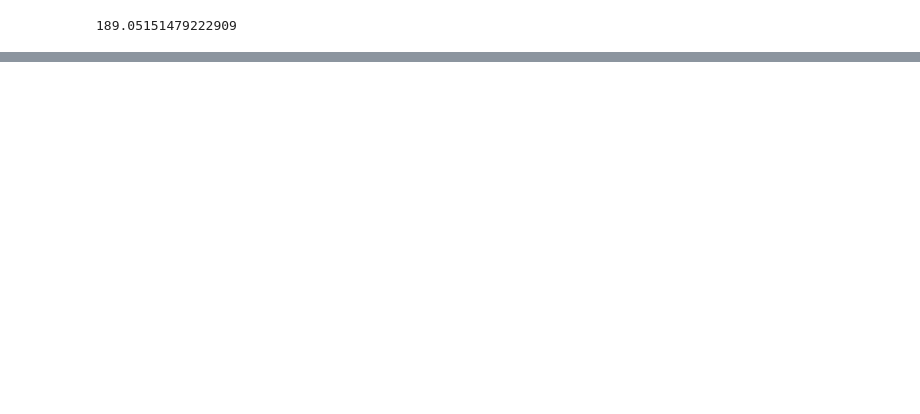
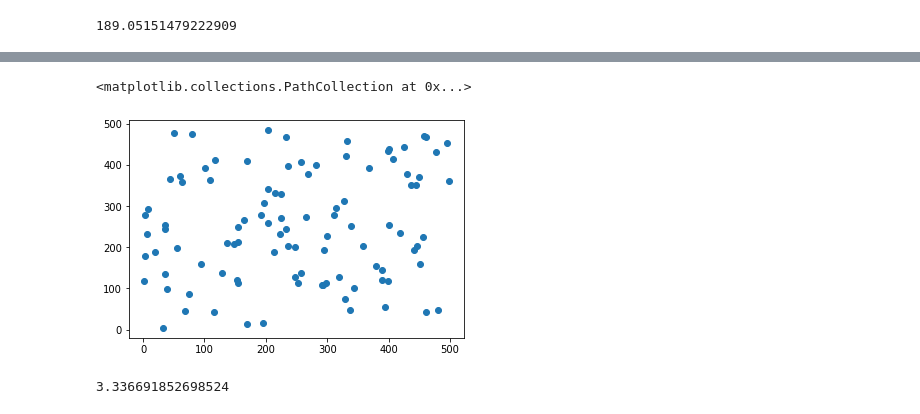
Before and after one commit to jozsarato/PyEyeSim, a Jupyter notebook: Notebooks/RDMDemo.ipynb, the cells around one changed output, grey strips where cells are left out. Cells and saved outputs as stored; diff of their text form; code cells hidden in the pictures; blank space fills up the shorter version.

```diff
--- a/Notebooks/RDMDemo.ipynb
+++ b/Notebooks/RDMDemo.ipynb
@@ -349,0 +453,12 @@ plt.scatter(eucSub2[:, 0], eucSub2[:, 1], c='red', label='S40')
+# %%
+
+random_array = np.random.randint(0, 501, size=(100, 2))
+# %%
+plt.scatter(random_array[:,0], random_array[:,1])
+# %% [output]
+<matplotlib.collections.PathCollection at 0x...>
+[figure, added]
+# %%
+entropy_fix(random_array)
+# %% [output]
+3.336691852698524
```
Also changed, not shown: parts of 23 cells of this notebook, 2 other files.
